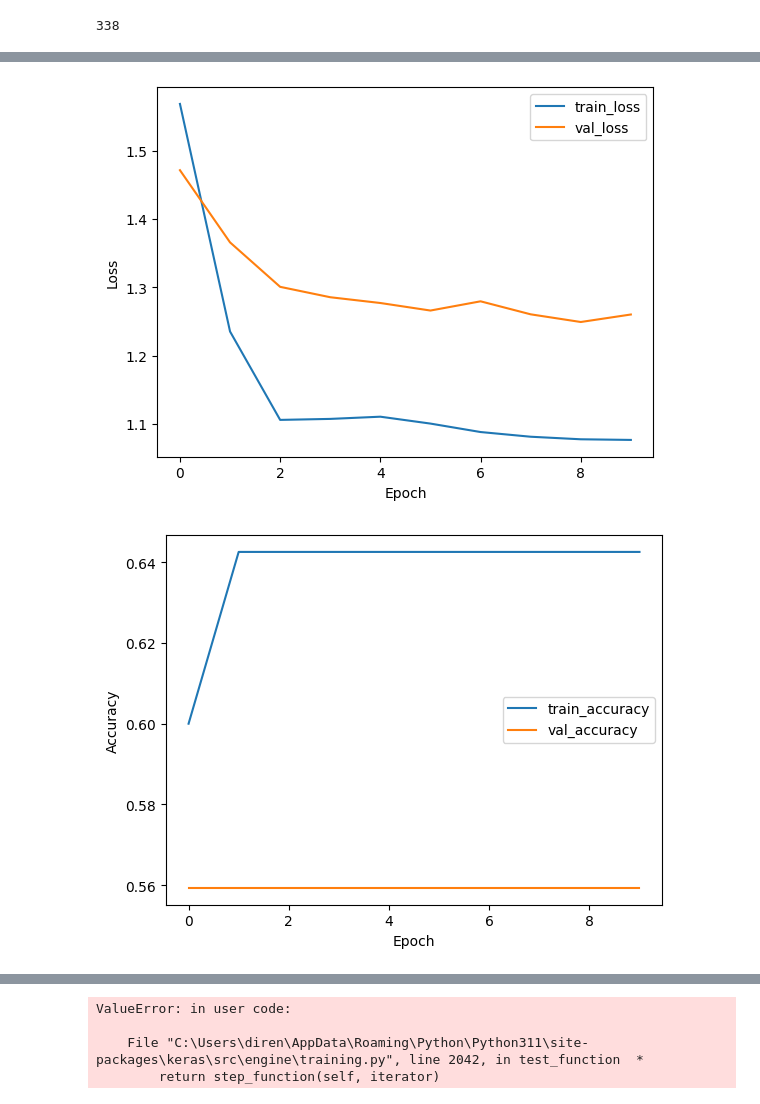
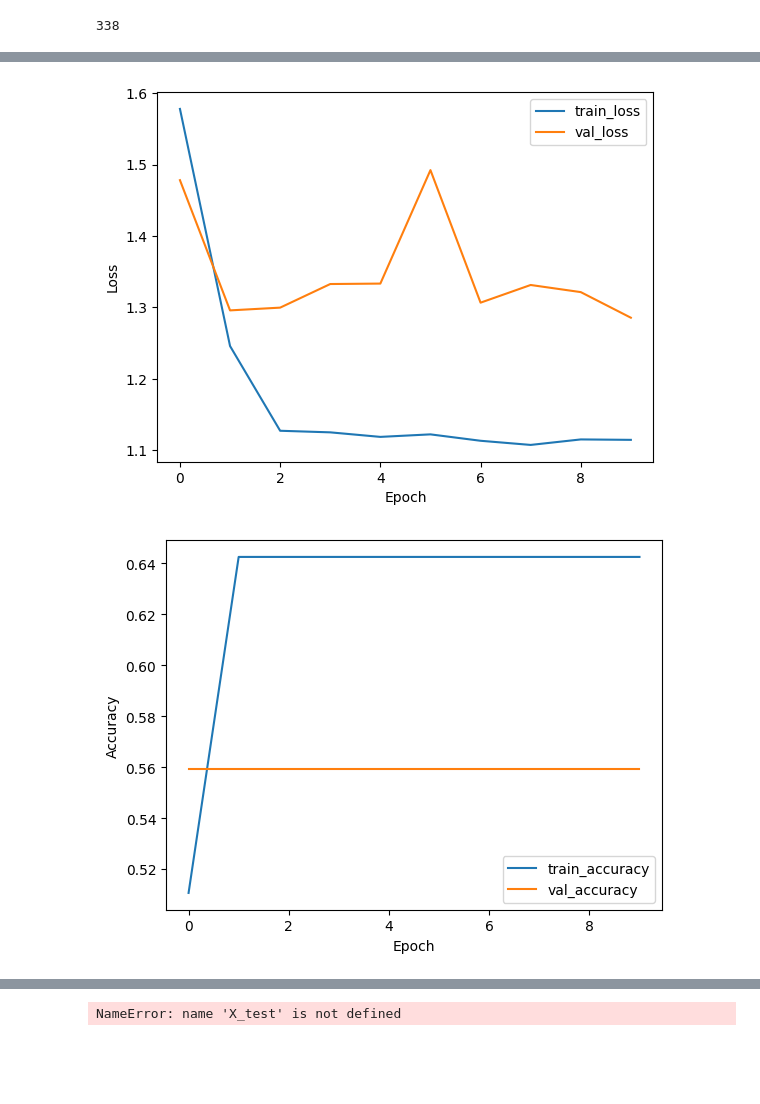
Before and after one commit to TsDiren22/Smartbeam, a Jupyter notebook: capstone.ipynb, the cells around one changed output, grey strips where cells are left out. Drawn from its saved outputs; the diff is of its cells as text; code cells hidden in the pictures; blank space fills up the shorter version.

Commit message:
updated images

```diff
--- a/capstone.ipynb
+++ b/capstone.ipynb
@@ -268,6 +268,7 @@ def load_labeled_frames(data_folder):
     images = []
     labels = []
 
+    label_2_count = 0
     label_4_count = 0
 
     for image_path in glob(os.path.join(data_folder, '*.jpg')):
@@ -277,7 +278,7 @@ def load_labeled_frames(data_folder):
         label = os.path.splitext(os.path.basename(image_path))[0].split('_')[-1]
 
 
-        if label_4_count < 50 or label != '4':
+        if (label_4_count < 30 or label != '4') and (label_2_count < 30 or label != '2'):
             images.append(image)
 
         if label == '0':
@@ -285,11 +286,13 @@ def load_labeled_frames(data_folder):
         elif label == '1':
             labels.append(1)
         elif label == '2':
-            labels.append(2)
+            if label_2_count < 30:
+                labels.append(2)
+                label_2_count += 1
         elif label == '3':
             labels.append(3)
         elif label == '4':
-            if label_4_count < 50:
+            if label_4_count < 30:
                 labels.append(4)
                 label_4_count += 1
 
@@ -304,8 +307,8 @@ def preprocess_data(images, labels):
     images = images / 255.0
 
     # Shuffle and split the data into training and testing sets
-    images, labels = shuffle(images, labels, random_state=42)
-    X_train, X_test, y_train, y_test = train_test_split(images, labels, test_size=0.2, random_state=42)
+    images, labels = shuffle(images, labels, random_state=46)
+    X_train, X_test, y_train, y_test = train_test_split(images, labels, test_size=0.2, random_state=44)
 
     return X_train, X_test, y_train, y_test
 
@@ -473,7 +428,7 @@ import matplotlib.pyplot as plt
 import pickle
 from tensorflow.keras.models import load_model
 
-with open('binary_classification_model_Adam_history', 'rb') as file_pi:
+with open('multiclass_classification_model_Adam_history', 'rb') as file_pi:
     history = pickle.load(file_pi)
 
-model = load_model('binary_classification_model_Adam.h5')
+model = load_model('multiclass_classification_model_Adam.h5')
@@ -488,33 +435,33 @@ MSE: 0.0523
 # %%
 
-plt.plot(history.history['loss'], label='train_loss')
-plt.plot(history.history['val_loss'], label='val_loss')
+plt.plot(history['loss'], label='train_loss')
+plt.plot(history['val_loss'], label='val_loss')
 plt.xlabel('Epoch')
 plt.ylabel('Loss')
 plt.legend()
 plt.show()
 
-plt.plot(history.history['accuracy'], label='train_accuracy')
-plt.plot(history.history['val_accuracy'], label='val_accuracy')
+plt.plot(history['accuracy'], label='train_accuracy')
+plt.plot(history['val_accuracy'], label='val_accuracy')
 plt.xlabel('Epoch')
 plt.ylabel('Accuracy')
 plt.legend()
 plt.show()
 
 # plot the AUC
-plt.plot(history.history['auc'], label='train_auc')
-plt.plot(history.history['val_auc'], label='val_auc')
+plt.plot(history['auc'], label='train_auc')
+plt.plot(history['val_auc'], label='val_auc')
 plt.xlabel('Epoch')
 plt.ylabel('AUC')
 plt.legend()
 plt.show()
 
 # Evaluate the model
 loss, accuracy, auc, mse = model.evaluate(X_test, y_test, verbose=0)
 print(f"Loss: {loss:.4f}")
 print(f"Accuracy: {accuracy:.4f}")
 print(f"AUC: {auc:.4f}")
 print(f"MSE: {mse:.4f}")
 # %% [output]
-[figure, old version]
+[figure, new version]
-[figure, old version]
+[figure, new version]
@@ -522,7 +469,4 @@ print(f"MSE: {mse:.4f}")
-ValueError: in user code:
-
-    File "C:\Users\diren\AppData\Roaming\Python\Python311\site-packages\keras\src\engine\training.py", line 2042, in test_function  *
-        return step_function(self, iterator)
+NameError: name 'X_test' is not defined
 # %%
 # confusion matrix
 from sklearn.metrics import confusion_matrix
```
Also changed, not shown: parts of 5 cells of this notebook, 6 other files.
